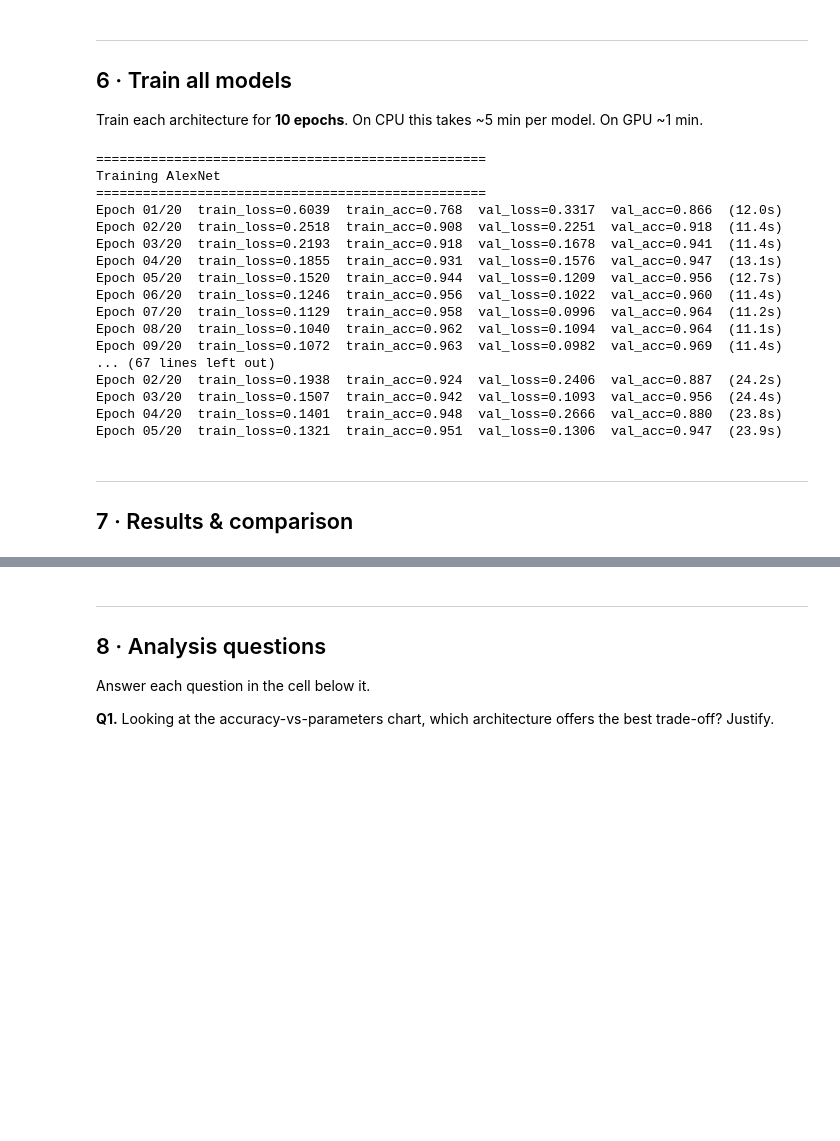
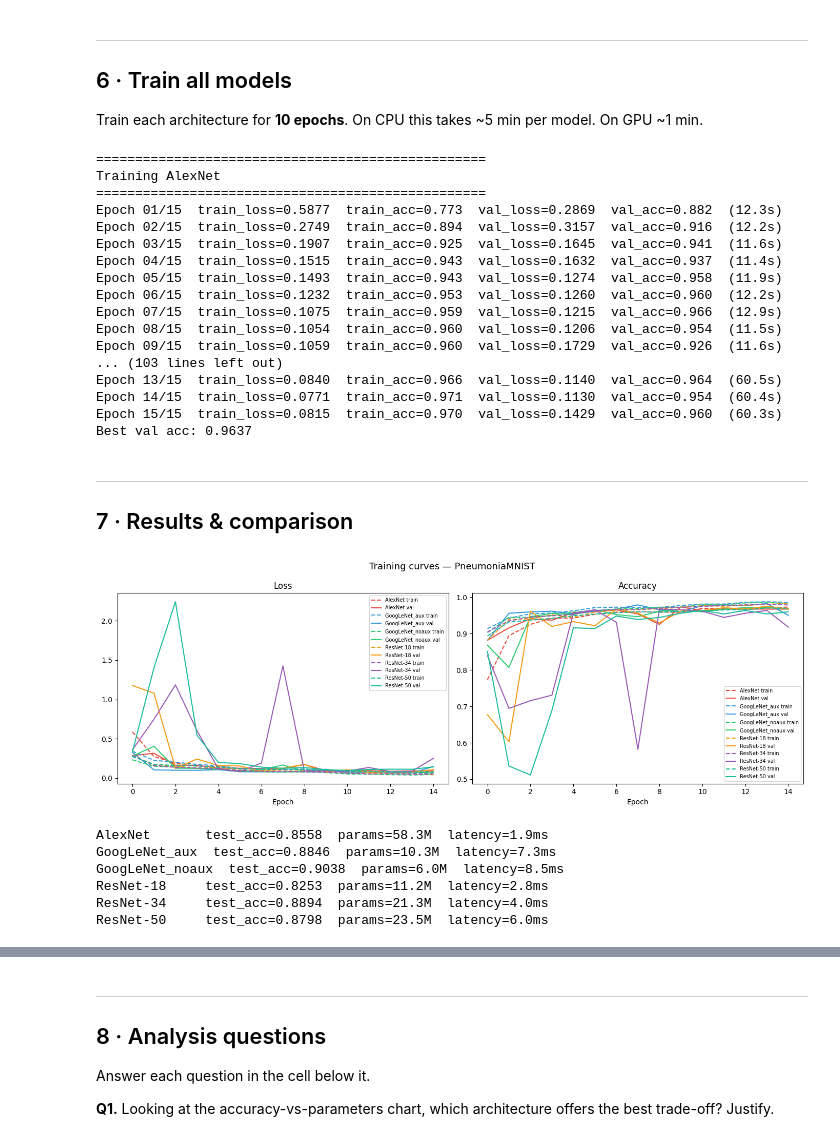
Before and after one commit to sepanta007/DL_Image_Analysis, a Jupyter notebook: Lab3/Lab3_Architectures.ipynb, the cells around one changed output, grey strips where cells are left out. Drawn from its saved outputs; the diff is of its cells as text; code cells hidden in the pictures; blank space fills up the shorter version.

```diff
--- a/Lab3/Lab3_Architectures.ipynb
+++ b/Lab3/Lab3_Architectures.ipynb
@@ -783,65 +789,73 @@ Training utilities ready.
 
 Train each architecture for **10 epochs**. On CPU this takes ~5 min per model. On GPU ~1 min.
 # %%
-EPOCHS = 20
+EPOCHS = 15
 
 history_alexnet  = train(AlexNet(NUM_CLASSES),              'AlexNet',   epochs=EPOCHS)
-history_googlenet= train(GoogLeNet(NUM_CLASSES),            'GoogLeNet', epochs=EPOCHS)
+history_googlenet_aux = train(GoogLeNet(NUM_CLASSES, aux_logits=True), 'GoogLeNet_aux', epochs=EPOCHS)
+history_googlenet_noaux = train(GoogLeNet(NUM_CLASSES, aux_logits=False), 'GoogLeNet_noaux', epochs=EPOCHS)
 history_resnet18 = train(resnet18(NUM_CLASSES),             'ResNet-18', epochs=EPOCHS)
 history_resnet34 = train(resnet34(NUM_CLASSES),             'ResNet-34', epochs=EPOCHS)
+history_resnet50 = train(resnet50(NUM_CLASSES),             'ResNet-50', epochs=EPOCHS)
 # %% [output]
 ==================================================
 Training AlexNet
 ==================================================
-Epoch 01/20  train_loss=0.6039  train_acc=0.768  val_loss=0.3317  val_acc=0.866  (12.0s)
-Epoch 02/20  train_loss=0.2518  train_acc=0.908  val_loss=0.2251  val_acc=0.918  (11.4s)
-Epoch 03/20  train_loss=0.2193  train_acc=0.918  val_loss=0.1678  val_acc=0.941  (11.4s)
-Epoch 04/20  train_loss=0.1855  train_acc=0.931  val_loss=0.1576  val_acc=0.947  (13.1s)
-Epoch 05/20  train_loss=0.1520  train_acc=0.944  val_loss=0.1209  val_acc=0.956  (12.7s)
-Epoch 06/20  train_loss=0.1246  train_acc=0.956  val_loss=0.1022  val_acc=0.960  (11.4s)
-Epoch 07/20  train_loss=0.1129  train_acc=0.958  val_loss=0.0996  val_acc=0.964  (11.2s)
-Epoch 08/20  train_loss=0.1040  train_acc=0.962  val_loss=0.1094  val_acc=0.964  (11.1s)
-Epoch 09/20  train_loss=0.1072  train_acc=0.963  val_loss=0.0982  val_acc=0.969  (11.4s)
-... (67 lines left out)
-Epoch 02/20  train_loss=0.1938  train_acc=0.924  val_loss=0.2406  val_acc=0.887  (24.2s)
-Epoch 03/20  train_loss=0.1507  train_acc=0.942  val_loss=0.1093  val_acc=0.956  (24.4s)
-Epoch 04/20  train_loss=0.1401  train_acc=0.948  val_loss=0.2666  val_acc=0.880  (23.8s)
-Epoch 05/20  train_loss=0.1321  train_acc=0.951  val_loss=0.1306  val_acc=0.947  (23.9s)
+Epoch 01/15  train_loss=0.5877  train_acc=0.773  val_loss=0.2869  val_acc=0.882  (12.3s)
+Epoch 02/15  train_loss=0.2749  train_acc=0.894  val_loss=0.3157  val_acc=0.916  (12.2s)
+Epoch 03/15  train_loss=0.1907  train_acc=0.925  val_loss=0.1645  val_acc=0.941  (11.6s)
+Epoch 04/15  train_loss=0.1515  train_acc=0.943  val_loss=0.1632  val_acc=0.937  (11.4s)
+Epoch 05/15  train_loss=0.1493  train_acc=0.943  val_loss=0.1274  val_acc=0.958  (11.9s)
+Epoch 06/15  train_loss=0.1232  train_acc=0.953  val_loss=0.1260  val_acc=0.960  (12.2s)
+Epoch 07/15  train_loss=0.1075  train_acc=0.959  val_loss=0.1215  val_acc=0.966  (12.9s)
+Epoch 08/15  train_loss=0.1054  train_acc=0.960  val_loss=0.1206  val_acc=0.954  (11.5s)
+Epoch 09/15  train_loss=0.1059  train_acc=0.960  val_loss=0.1729  val_acc=0.926  (11.6s)
+... (103 lines left out)
+Epoch 13/15  train_loss=0.0840  train_acc=0.966  val_loss=0.1140  val_acc=0.964  (60.5s)
+Epoch 14/15  train_loss=0.0771  train_acc=0.971  val_loss=0.1130  val_acc=0.954  (60.4s)
+Epoch 15/15  train_loss=0.0815  train_acc=0.970  val_loss=0.1429  val_acc=0.960  (60.3s)
+Best val acc: 0.9637
 # %% [markdown]
 ---
 ## 7 · Results & comparison
 # %%
 # --- Learning curves ---
 all_histories = {
-    'AlexNet':   history_alexnet,
-    'GoogLeNet': history_googlenet,
-    'ResNet-18': history_resnet18,
-    'ResNet-34': history_resnet34,
+    'AlexNet':        history_alexnet,
+    'GoogLeNet_aux':  history_googlenet_aux,
+    'GoogLeNet_noaux':history_googlenet_noaux,
+    'ResNet-18':      history_resnet18,
+    'ResNet-34':      history_resnet34,
+    'ResNet-50':      history_resnet50,
 }
 
 fig, axes = plt.subplots(1, 2, figsize=(14, 5))
-colors = ['#e74c3c', '#3498db', '#2ecc71', '#f39c12']
+colors = ['#e74c3c', '#3498db', '#2ecc71', '#f39c12', '#9b59b6', '#1abc9c']
 
 for (name, h), c in zip(all_histories.items(), colors):
     axes[0].plot(h['train_loss'], label=f'{name} train', color=c, linestyle='--')
     axes[0].plot(h['val_loss'],   label=f'{name} val',   color=c)
     axes[1].plot(h['train_acc'],  label=f'{name} train', color=c, linestyle='--')
     axes[1].plot(h['val_acc'],    label=f'{name} val',   color=c)
 
 axes[0].set_title('Loss'); axes[0].set_xlabel('Epoch'); axes[0].legend(fontsize=7)
 axes[1].set_title('Accuracy'); axes[1].set_xlabel('Epoch'); axes[1].legend(fontsize=7)
 plt.suptitle('Training curves — PneumoniaMNIST', fontsize=13)
 plt.tight_layout()
 plt.show()
+# %% [output]
+[figure, added]
 # %%
 # --- Final test accuracy & param count ---
 criterion = nn.CrossEntropyLoss()
 
 models_eval = {
-    'AlexNet':   AlexNet(NUM_CLASSES),
-    'GoogLeNet': GoogLeNet(NUM_CLASSES),
-    'ResNet-18': resnet18(NUM_CLASSES),
-    'ResNet-34': resnet34(NUM_CLASSES),
+    'AlexNet':        AlexNet(NUM_CLASSES),
+    'GoogLeNet_aux':  GoogLeNet(NUM_CLASSES, aux_logits=True),
+    'GoogLeNet_noaux':GoogLeNet(NUM_CLASSES, aux_logits=False),
+    'ResNet-18':      resnet18(NUM_CLASSES),
+    'ResNet-34':      resnet34(NUM_CLASSES),
+    'ResNet-50':      resnet50(NUM_CLASSES),
 }
 
 results = {}
@@ -862,6 +876,13 @@ for name, m in models_eval.items():
     params_M = sum(p.numel() for p in m.parameters()) / 1e6
     results[name] = {'test_acc': test_acc, 'params_M': params_M, 'latency_ms': lat_ms}
     print(f'{name:12s}  test_acc={test_acc:.4f}  params={params_M:.1f}M  latency={lat_ms:.1f}ms')
+# %% [output]
+AlexNet       test_acc=0.8558  params=58.3M  latency=1.9ms
+GoogLeNet_aux  test_acc=0.8846  params=10.3M  latency=7.3ms
+GoogLeNet_noaux  test_acc=0.9038  params=6.0M  latency=8.5ms
+ResNet-18     test_acc=0.8253  params=11.2M  latency=2.8ms
+ResNet-34     test_acc=0.8894  params=21.3M  latency=4.0ms
+ResNet-50     test_acc=0.8798  params=23.5M  latency=6.0ms
 # %%
 # --- Comparison bar charts ---
 names     = list(results.keys())
```
Also changed, not shown: parts of 9 cells of this notebook.
